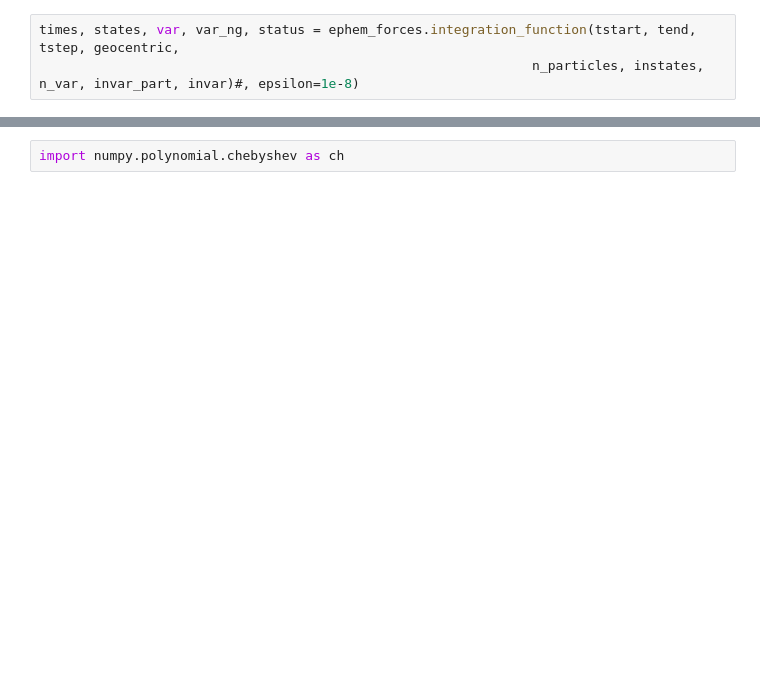
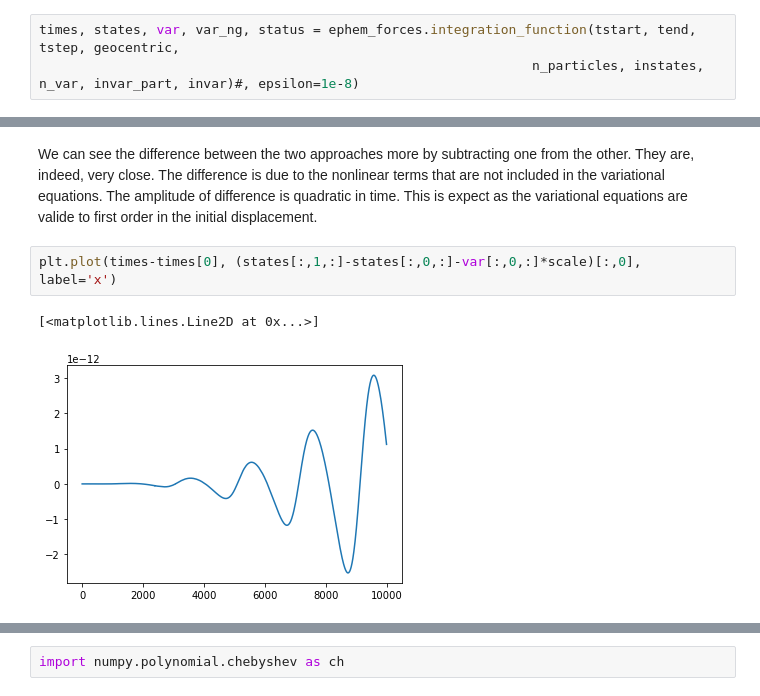
Before and after one commit to matthewholman/reboundx, a Jupyter notebook: examples/ephem_forces/integrator_example.ipynb, the cells around one changed output, grey strips where cells are left out. Drawn from its saved outputs; the diff is of its cells as text; blank space fills up the shorter version.

```diff
--- a/examples/ephem_forces/integrator_example.ipynb
+++ b/examples/ephem_forces/integrator_example.ipynb
@@ -176,0 +256,7 @@ print('%.16le' % (GMmerc))
+# %% [markdown]
+We can see the difference between the two approaches more by subtracting one from the other.  They are, indeed, very close.  The difference is due to the nonlinear terms that are not included in the variational equations.   The amplitude of difference is quadratic in time.  This is expect as the variational equations are valide to first order in the initial displacement.
+# %%
+plt.plot(times-times[0], (states[:,1,:]-states[:,0,:]-var[:,0,:]*scale)[:,0], label='x')
+# %% [output]
+[<matplotlib.lines.Line2D at 0x...>]
+[figure, added]
```
Also changed, not shown: parts of 271 cells of this notebook, 2 other files.
